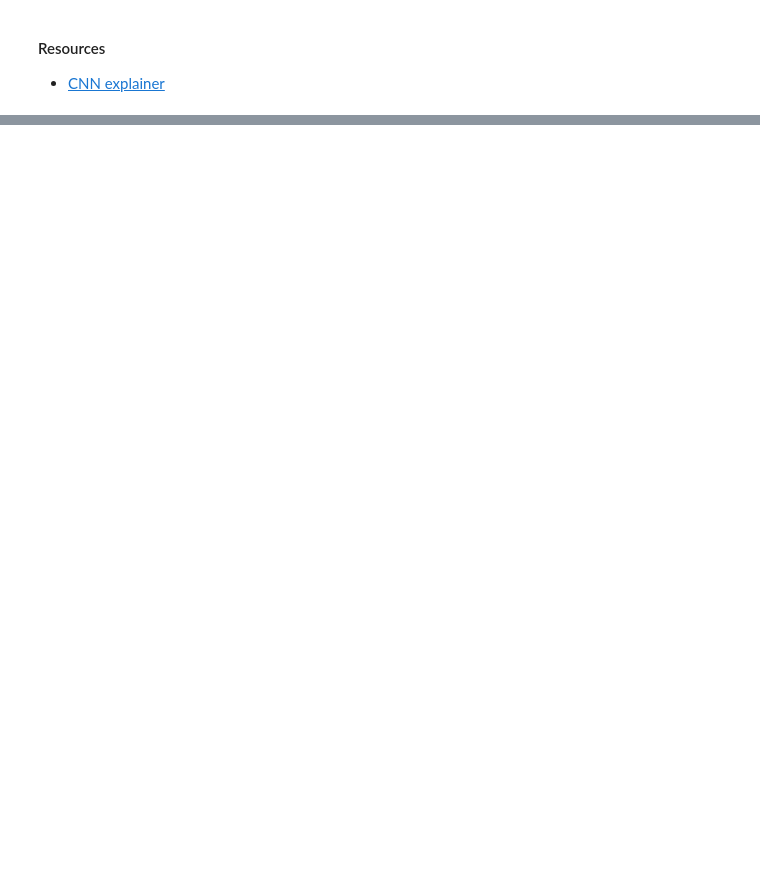
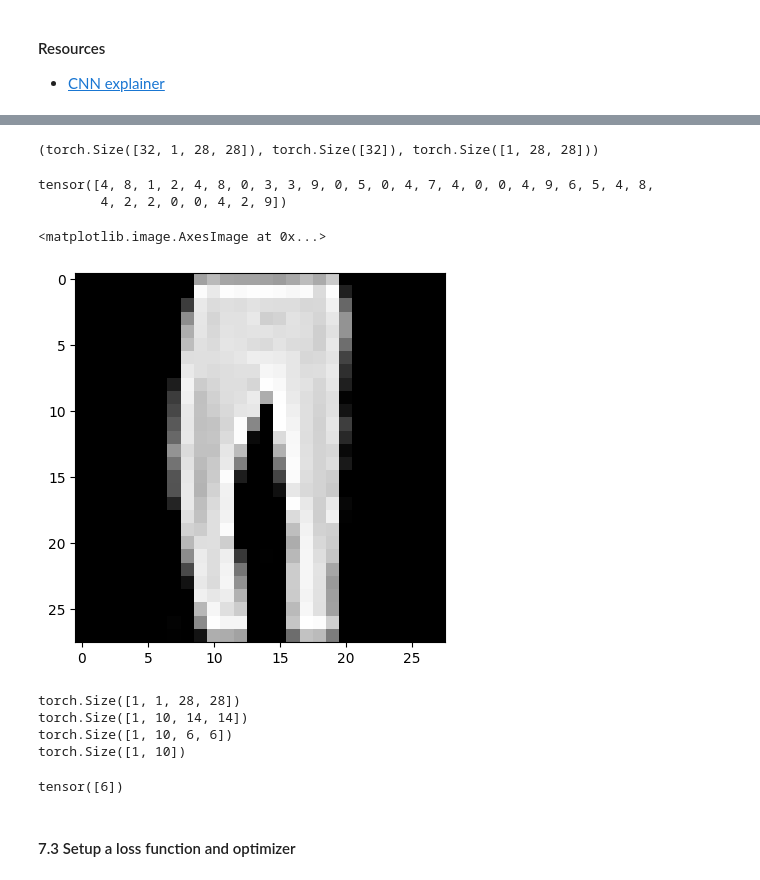
Before and after one commit to m-talbi/deep-learning, a Jupyter notebook: le_10.ipynb, the cells around one changed output, grey strips where cells are left out. Saved outputs shown, nothing was run; the diff lists cells and outputs as text; code cells hidden in the pictures; blank space fills up the shorter version.

```diff
--- a/le_10.ipynb
+++ b/le_10.ipynb
@@ -19,0 +26,29 @@
+# %%
+training_data = datasets.FashionMNIST(
+    root="data", # where to download data to?
+    train=True, # do we want the training dataset?
+    download=True, # do we want to download yes/no?
+    transform=ToTensor(),
+    target_transform=None # how do we want to transform the labels?
+)
+
+test_data = datasets.FashionMNIST(
+    root="data",
+    train=False,
+    download=True,
+    transform=ToTensor(),
+    target_transform=None
+)
+
+class_to_idx = training_data.class_to_idx
+class_names = training_data.classes
+
+from torch.utils.data import DataLoader
+
+BATCH_SIZE = 32
+
+train_dataloader = DataLoader(training_data, batch_size=BATCH_SIZE, shuffle=True)
+
+# in test data, its generally faster to not shuffle, plus, having mixed up batches won't add anything
+# to the training process
+test_dataloader = DataLoader(test_data, batch_size=BATCH_SIZE, shuffle=False)
@@ -19,0 +189,28 @@
+# %%
+batch, images = next(iter(train_dataloader))
+batch.shape, images.shape, batch[0].shape
+# %% [output]
+(torch.Size([32, 1, 28, 28]), torch.Size([32]), torch.Size([1, 28, 28]))
+# %%
+images
+# %% [output]
+tensor([4, 8, 1, 2, 4, 8, 0, 3, 3, 9, 0, 5, 0, 4, 7, 4, 0, 0, 4, 9, 6, 5, 4, 8,
+        4, 2, 2, 0, 0, 4, 2, 9])
+# %%
+plt.imshow(batch[2].squeeze(), cmap="gray")
+# %% [output]
+<matplotlib.image.AxesImage at 0x...>
+[figure, added]
+# %%
+print(batch[2].unsqueeze(0).shape)
+pred = model(batch[2].unsqueeze(0))
+
+pred.argmax(dim=1)
+# %% [output]
+torch.Size([1, 1, 28, 28])
+torch.Size([1, 10, 14, 14])
+torch.Size([1, 10, 6, 6])
+torch.Size([1, 10])
+tensor([6])
+# %% [markdown]
+#### 7.3 Setup a loss function and optimizer
```
Also changed, not shown: parts of 11 cells of this notebook, 1 other file.
